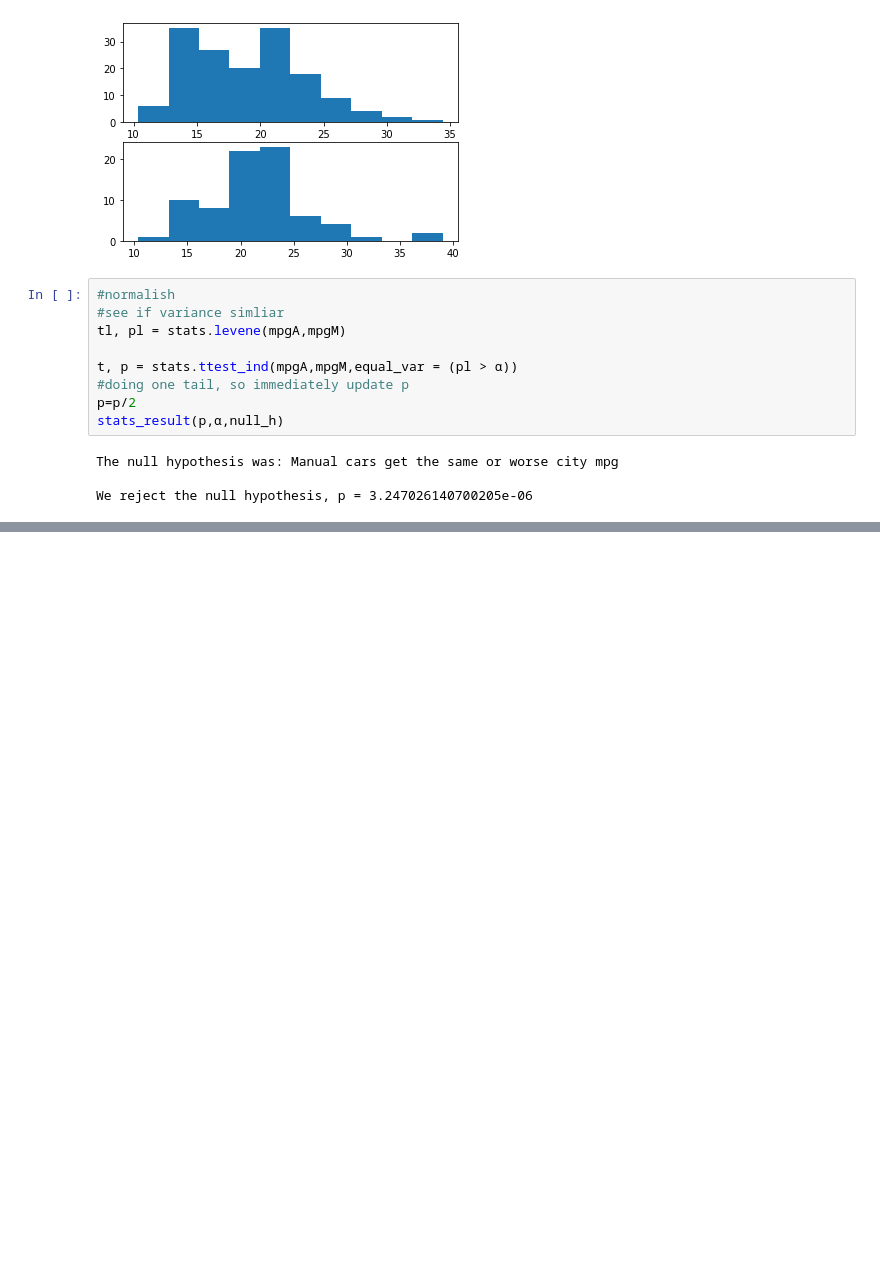
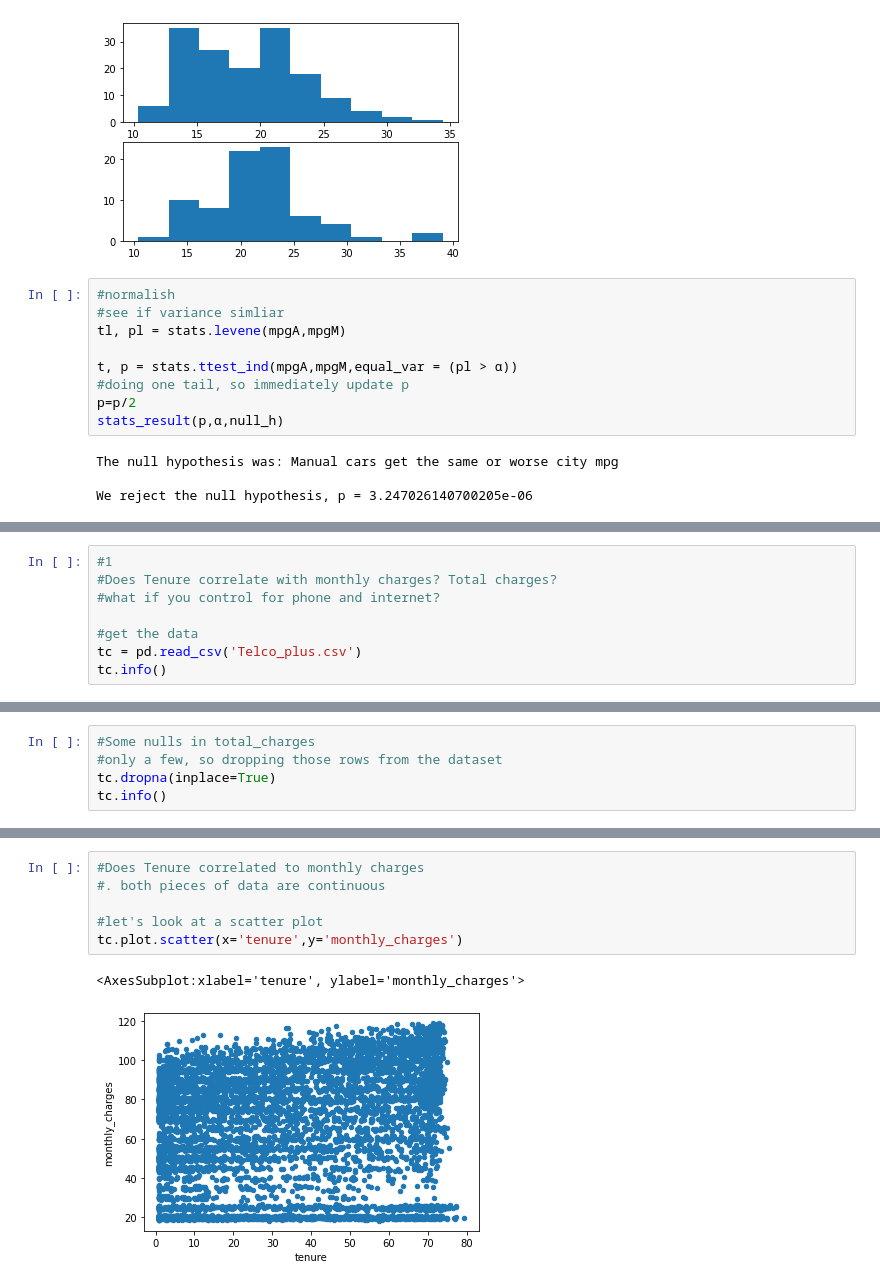
Before and after one commit to Cayt-Schlichting/statistics-exercises, a Jupyter notebook: hypothesis_testing.ipynb, the cells around one changed output, grey strips where cells are left out. Drawn from its saved outputs; the diff is of its cells as text; blank space fills up the shorter version.

```diff
--- a/hypothesis_testing.ipynb
+++ b/hypothesis_testing.ipynb
@@ -213,0 +222,8 @@ We reject the null hypothesis, p = 3.247026140700205e-06
+# %%
+#1
+#Does Tenure correlate with monthly charges? Total charges?
+#what if you control for phone and internet?
+
+#get the data
+tc = pd.read_csv('Telco_plus.csv')
+tc.info()
@@ -213,0 +251,5 @@ We reject the null hypothesis, p = 3.247026140700205e-06
+# %%
+#Some nulls in total_charges
+#only a few, so dropping those rows from the dataset
+tc.dropna(inplace=True)
+tc.info()
@@ -213,0 +277,9 @@ We reject the null hypothesis, p = 3.247026140700205e-06
+# %%
+#Does Tenure correlated to monthly charges
+#. both pieces of data are continuous
+
+#let's look at a scatter plot
+tc.plot.scatter(x='tenure',y='monthly_charges')
+# %% [output]
+<AxesSubplot:xlabel='tenure', ylabel='monthly_charges'>
+[figure, added]
```
Also changed, not shown: parts of 37 cells of this notebook.
